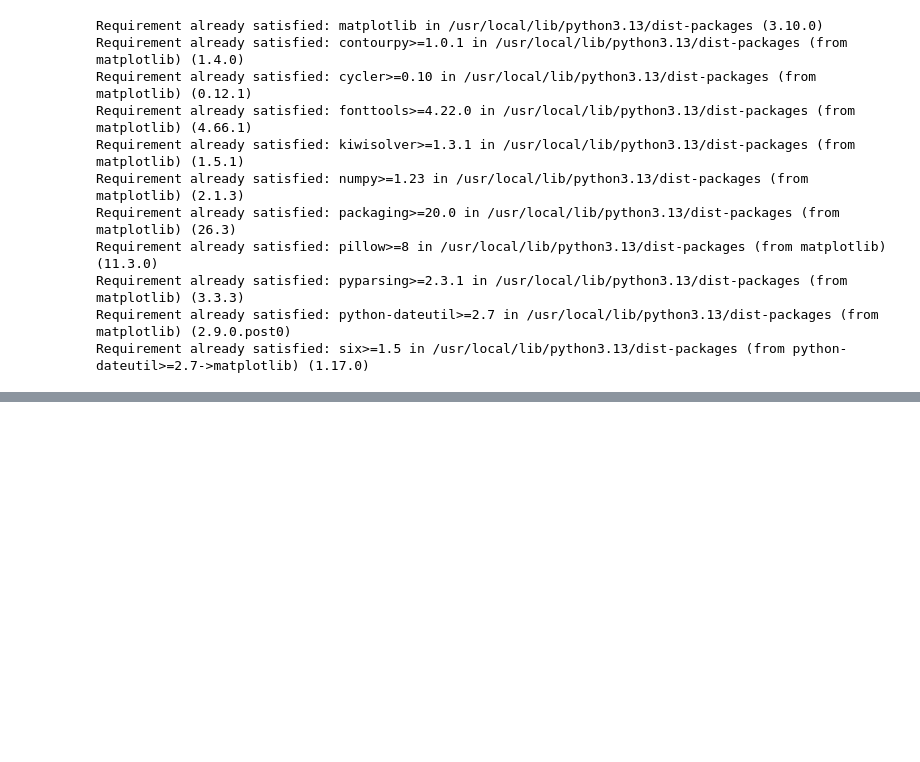
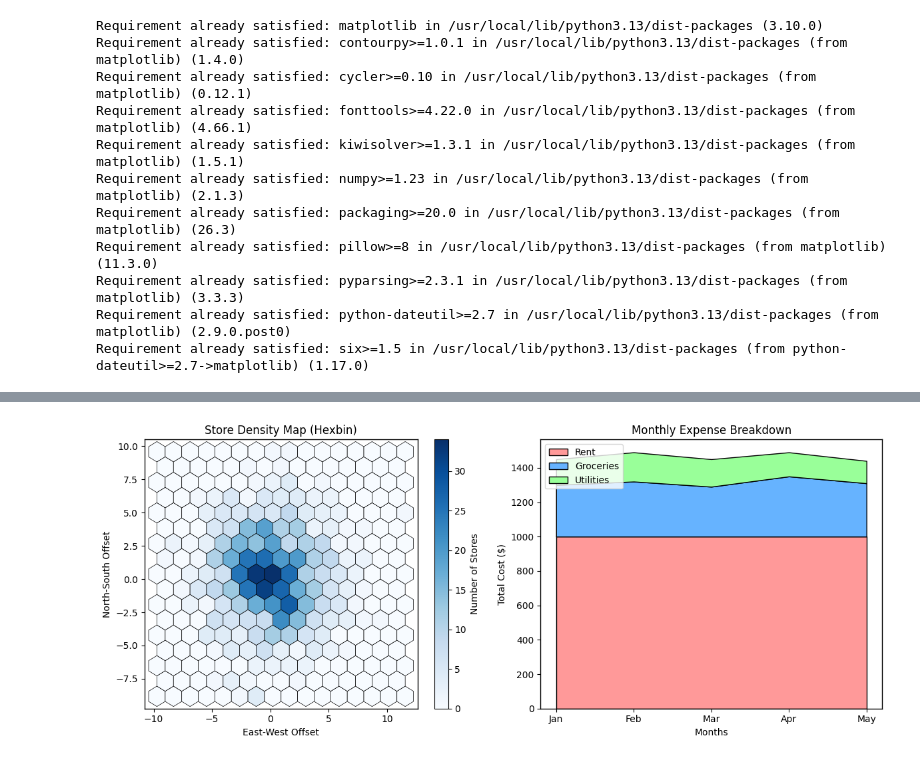
Before and after one commit to ShivamPatel-1802/MAtplotlib_Python, a Jupyter notebook: ADS_Dashboard_python_demo(1).ipynb, the cells around one changed output, grey strips where cells are left out. Saved outputs shown, nothing was run; the diff lists cells and outputs as text; code cells hidden in the pictures; blank space fills up the shorter version.

```diff
--- a/ADS_Dashboard_python_demo(1).ipynb
+++ b/ADS_Dashboard_python_demo(1).ipynb
@@ -16,0 +84,36 @@ Requirement already satisfied: six>=1.5 in /usr/local/lib/python3.13/dist-packag
+# %%
+import matplotlib.pyplot as plt
+import numpy as np
+
+np.random.seed(42)
+shop_east_west = np.random.randn(1000) * 3
+shop_north_south = np.random.randn(1000) * 3
+
+months = ['Jan', 'Feb', 'Mar', 'Apr', 'May']
+rent = [1000, 1000, 1000, 1000, 1000]
+groceries = [300, 320, 290, 350, 310]
+utilities = [150, 170, 160, 140, 130]
+
+fig, (ax1, ax2) = plt.subplots(1, 2, figsize=(12, 5))
+
+hb = ax1.hexbin(shop_east_west, shop_north_south, gridsize=15, cmap='Blues', edgecolor='black', linewidth=0.5)
+ax1.set_title('Store Density Map (Hexbin)')
+ax1.set_xlabel('East-West Offset')
+ax1.set_ylabel('North-South Offset')
+fig.colorbar(hb, ax=ax1, label='Number of Stores')
+
+ax2.stackplot(months, rent, groceries, utilities, labels=['Rent', 'Groceries', 'Utilities'], colors=['#ff9999', '#66b3ff', '#99ff99'], edgecolor='black', linewidth=1)
+ax2.set_title('Monthly Expense Breakdown')
+ax2.set_xlabel('Months')
+ax2.set_ylabel('Total Cost ($)')
+ax2.legend(loc='upper left')
+
+for ax in [ax1, ax2]:
+    for spine in ax.spines.values():
+        spine.set_edgecolor('black')
+        spine.set_linewidth(1)
+
+plt.tight_layout()
+plt.show()
+# %% [output]
+[figure, added]
```
Also changed, not shown: parts of 3 cells of this notebook.
